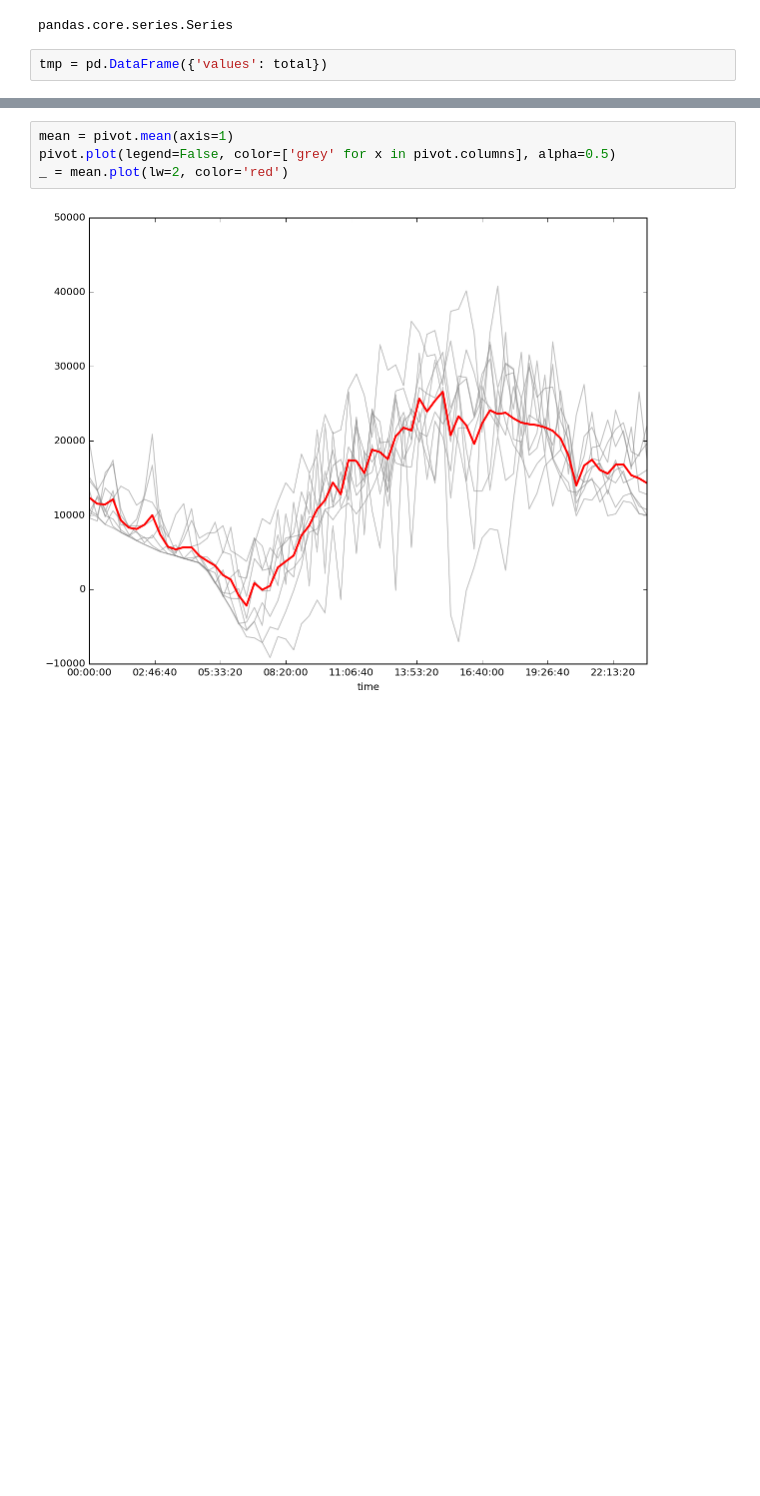
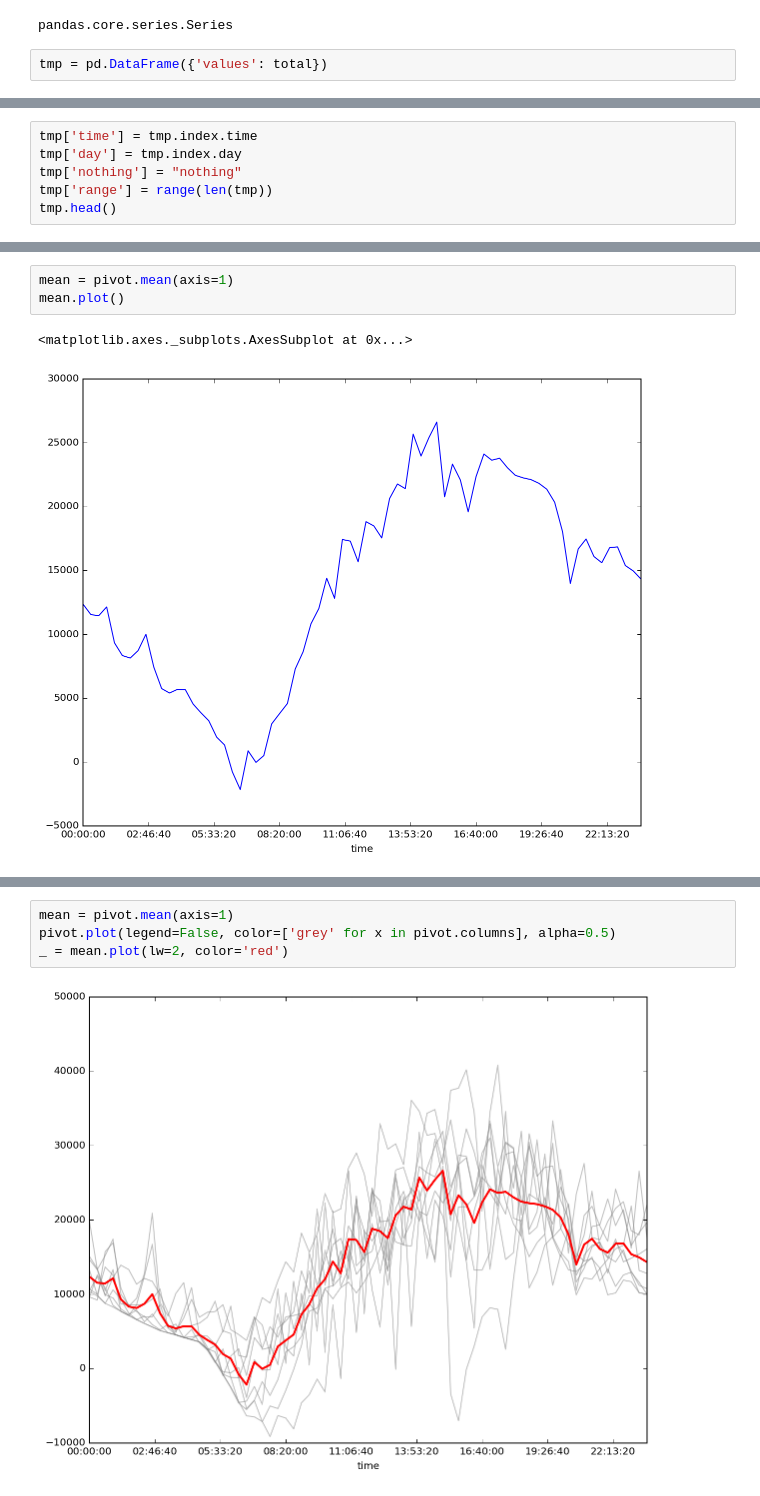
Before and after one commit to mlunacek/csdms_2016, a Jupyter notebook: notebooks/03_overlay.ipynb, the cells around one changed output, grey strips where cells are left out. Cells and saved outputs as stored; diff of their text form; blank space fills up the shorter version.

```diff
--- a/notebooks/03_overlay.ipynb
+++ b/notebooks/03_overlay.ipynb
@@ -20,0 +31,6 @@ tmp = pd.DataFrame({'values': total})
+# %%
+tmp['time'] = tmp.index.time
+tmp['day'] = tmp.index.day
+tmp['nothing'] = "nothing"
+tmp['range'] = range(len(tmp))
+tmp.head()
@@ -29 +60,7 @@ _  = pivot.plot(legend=False)
+# %%
+mean = pivot.mean(axis=1)
+mean.plot()
+# %% [output]
+<matplotlib.axes._subplots.AxesSubplot at 0x...>
+[figure, added]
 # %%
```
Also changed, not shown: parts of 5 cells of this notebook, 12 other files.
